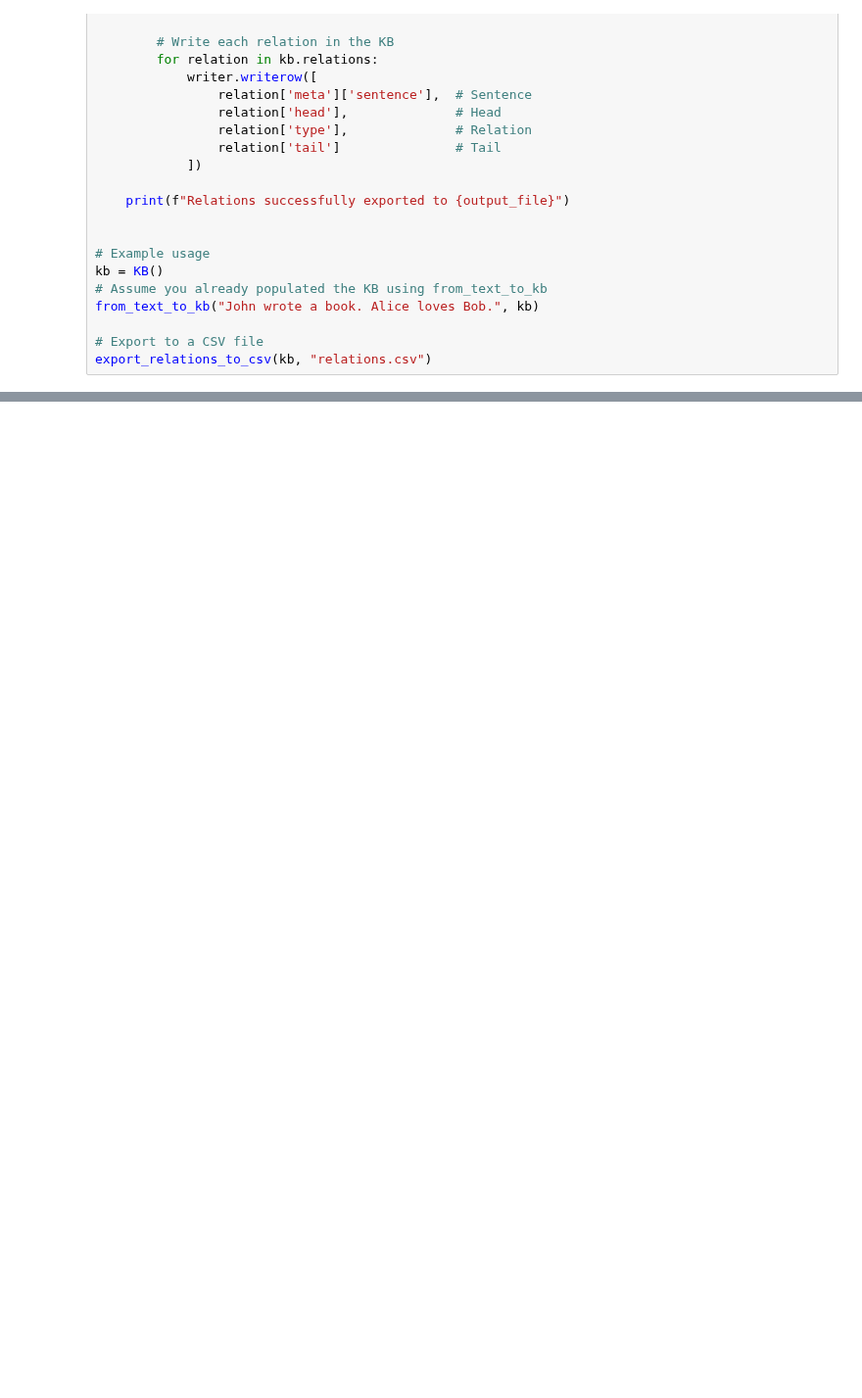
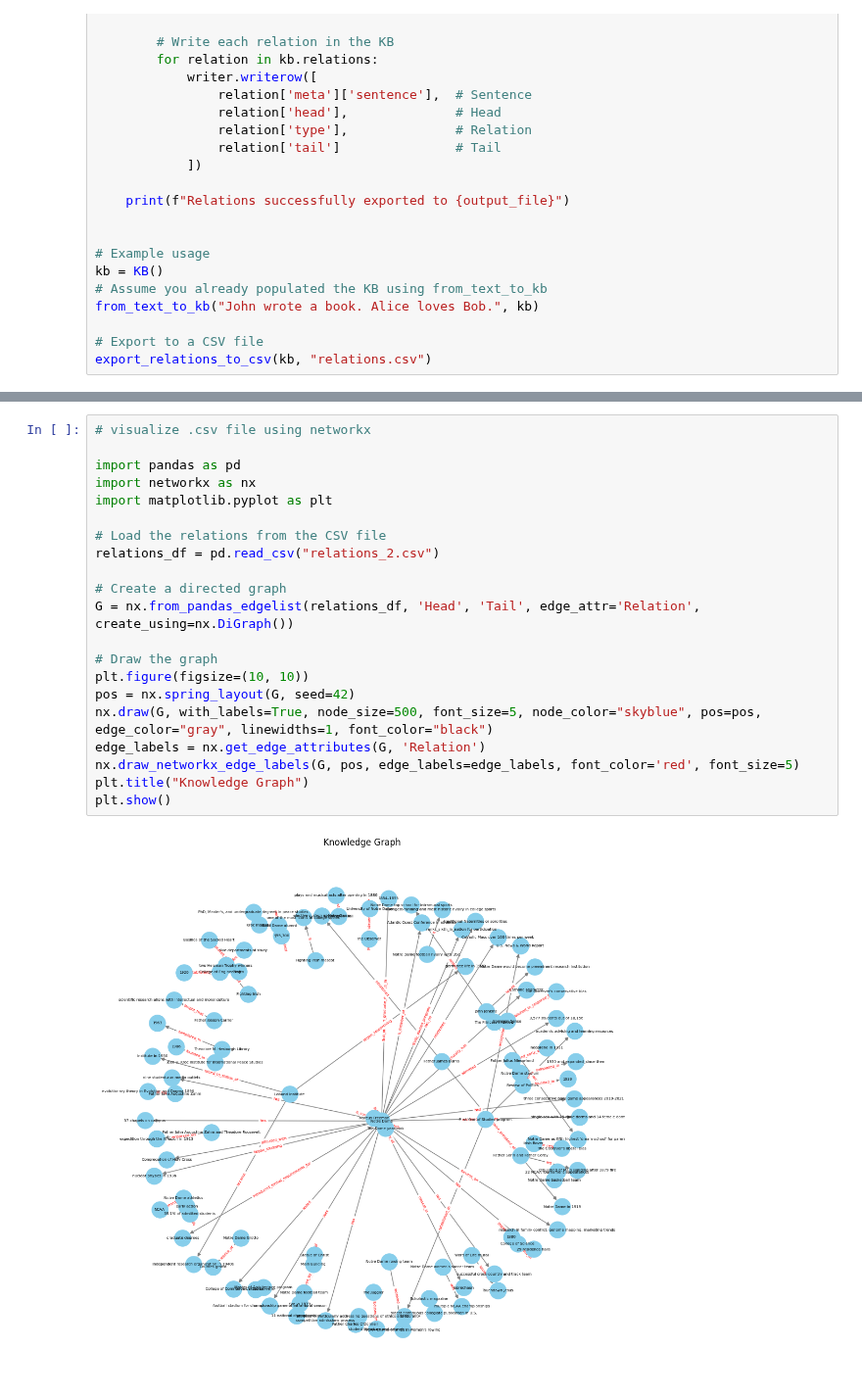
Before and after one commit to amulyamarali/dkg-rag, a Jupyter notebook: doc_to_kg.ipynb, the cells around one changed output, grey strips where cells are left out. Shown at 98% size. Drawn from its saved outputs; the diff is of its cells as text; blank space fills up the shorter version.

```diff
--- a/doc_to_kg.ipynb
+++ b/doc_to_kg.ipynb
@@ -329,0 +348,23 @@ export_relations_to_csv(kb, "relations.csv")
+# %%
+# visualize .csv file using networkx
+
+import pandas as pd
+import networkx as nx
+import matplotlib.pyplot as plt
+
+# Load the relations from the CSV file
+relations_df = pd.read_csv("relations_2.csv")
+
+# Create a directed graph
+G = nx.from_pandas_edgelist(relations_df, 'Head', 'Tail', edge_attr='Relation', create_using=nx.DiGraph())
+
+# Draw the graph
+plt.figure(figsize=(10, 10))
+pos = nx.spring_layout(G, seed=42)
+nx.draw(G, with_labels=True, node_size=500, font_size=5, node_color="skyblue", pos=pos, edge_color="gray", linewidths=1, font_color="black")
+edge_labels = nx.get_edge_attributes(G, 'Relation')
+nx.draw_networkx_edge_labels(G, pos, edge_labels=edge_labels, font_color='red', font_size=5)
+plt.title("Knowledge Graph")
+plt.show()
+# %% [output]
+[figure, added]
```
Also changed, not shown: parts of 1 cell of this notebook, 4 other files.
